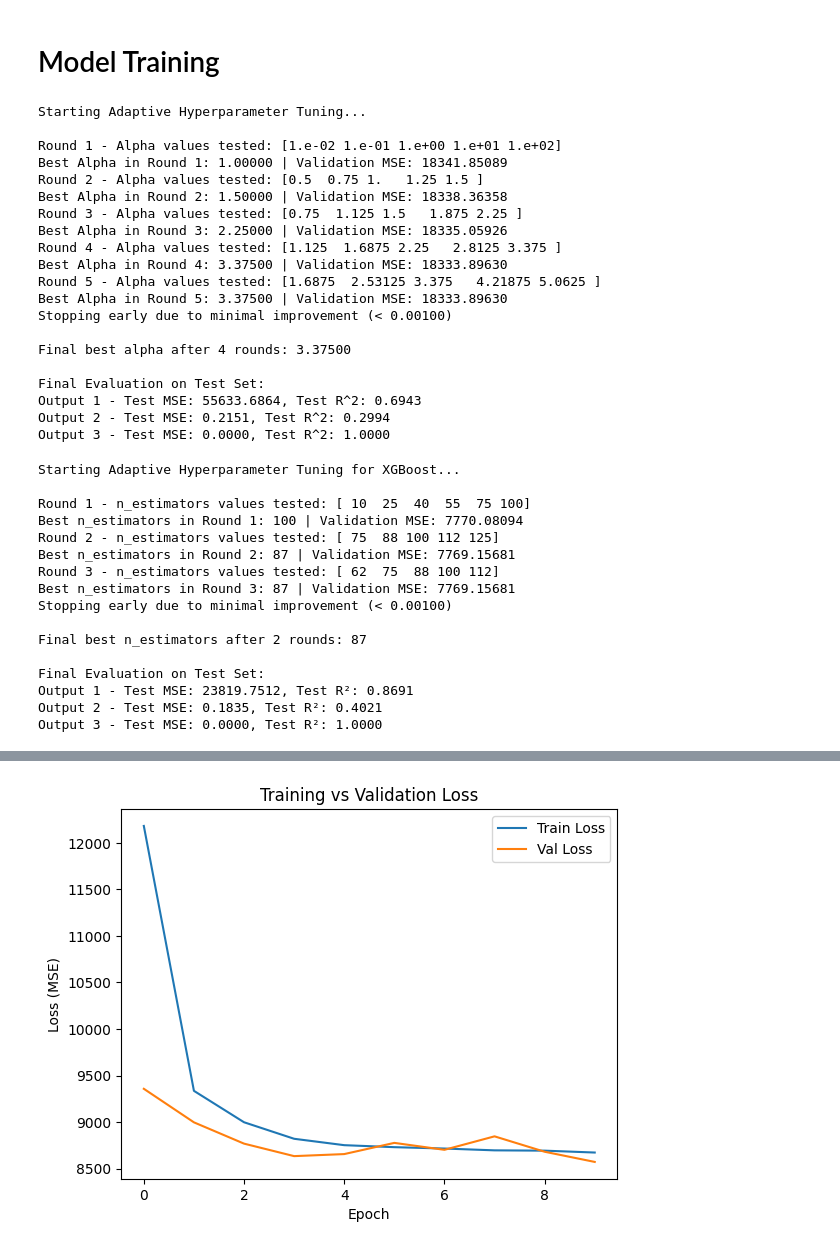
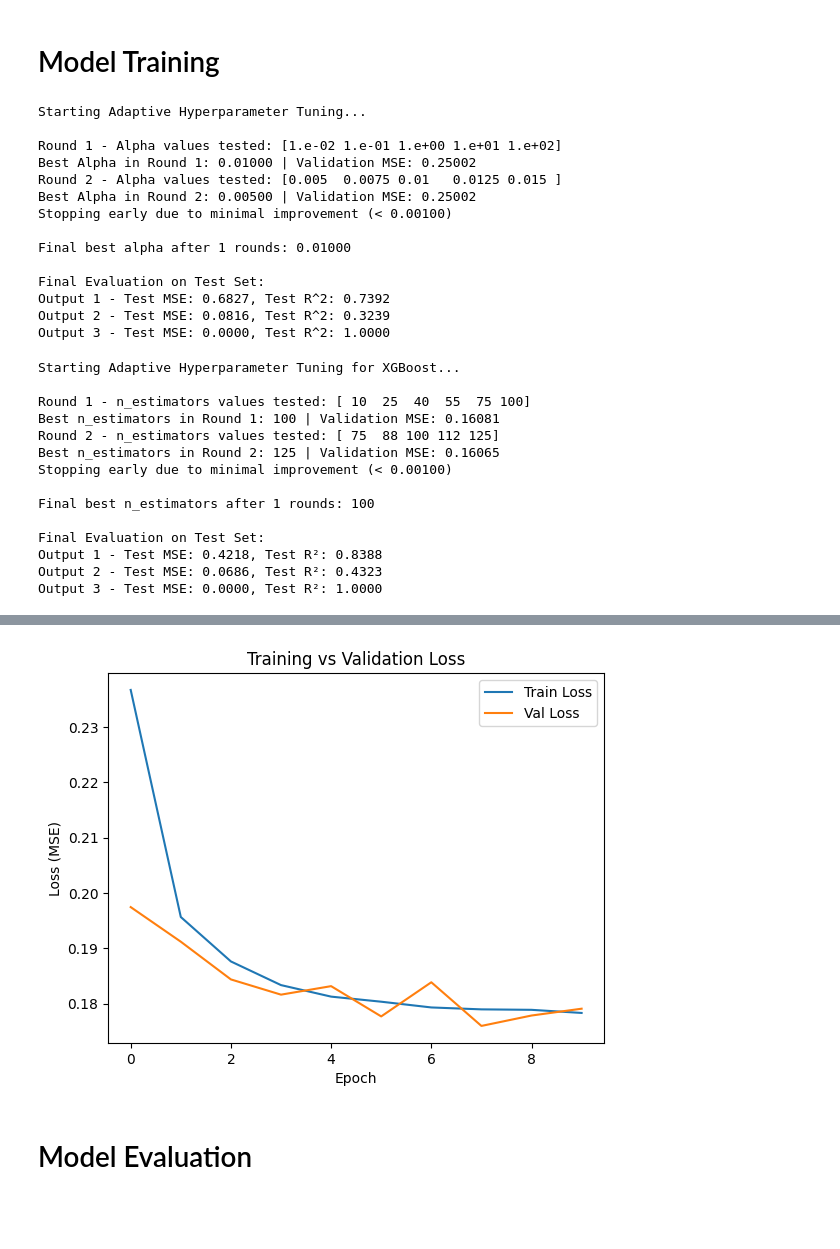
Before and after one commit to faseeh-quraishi/KaggleDatasetsEngagementPrediction-MetaKaggleHackathon, a Jupyter notebook: meta-kaggle-competition.ipynb, the cells around one changed output, grey strips where cells are left out. Drawn from its saved outputs; the diff is of its cells as text; code cells hidden in the pictures; blank space fills up the shorter version.

Commit message:
Kaggle Notebook | Meta Kaggle Competition | Model Comparison and Evaluation done

```diff
--- a/meta-kaggle-competition.ipynb
+++ b/meta-kaggle-competition.ipynb
@@ -413,3 +406,8 @@ for col in num_cols:
+# %%
+# Apply log1p transformation
+for col in y_cols:
+    # Log-transform the column and replace it in the DataFrame
+    datasets_df[col] = np.log1p(datasets_df[col])
 # %%
 X = datasets_df.drop(columns=y_cols)
 y = datasets_df[y_cols]
@@ -508,14 +506,16 @@ y_combined = pd.concat([y_train, y_val])
 
 final_model = MultiOutputRegressor(Ridge(alpha=best_alpha))
 final_model.fit(X_combined, y_combined)
-y_test_pred = final_model.predict(X_test_scaled)
+
+# After Ridge Regression final evaluation
+y_test_pred_ridge = final_model.predict(X_test_scaled)
 
 # ---- Final Evaluation ----
 print("\nFinal Evaluation on Test Set:")
 for i in range(y_test.shape[1]):
     print(f"Output {i + 1} - "
-          f"Test MSE: {mean_squared_error(y_test.iloc[:, i], y_test_pred[:, i]):.4f}, "
-          f"Test R^2: {r2_score(y_test.iloc[:, i], y_test_pred[:, i]):.4f}")
+          f"Test MSE: {mean_squared_error(y_test.iloc[:, i], y_test_pred_ridge[:, i]):.4f}, "
+          f"Test R^2: {r2_score(y_test.iloc[:, i], y_test_pred_ridge[:, i]):.4f}")
 
 
 # Create DataFrame for neat tabular display
@@ -524,20 +524,14 @@ results_df = pd.DataFrame(results)
 Starting Adaptive Hyperparameter Tuning...
 
 Round 1 - Alpha values tested: [1.e-02 1.e-01 1.e+00 1.e+01 1.e+02]
-Best Alpha in Round 1: 1.00000 | Validation MSE: 18341.85089
-Round 2 - Alpha values tested: [0.5  0.75 1.   1.25 1.5 ]
-Best Alpha in Round 2: 1.50000 | Validation MSE: 18338.36358
-Round 3 - Alpha values tested: [0.75  1.125 1.5   1.875 2.25 ]
-Best Alpha in Round 3: 2.25000 | Validation MSE: 18335.05926
-Round 4 - Alpha values tested: [1.125  1.6875 2.25   2.8125 3.375 ]
-Best Alpha in Round 4: 3.37500 | Validation MSE: 18333.89630
-Round 5 - Alpha values tested: [1.6875  2.53125 3.375   4.21875 5.0625 ]
-Best Alpha in Round 5: 3.37500 | Validation MSE: 18333.89630
+Best Alpha in Round 1: 0.01000 | Validation MSE: 0.25002
+Round 2 - Alpha values tested: [0.005  0.0075 0.01   0.0125 0.015 ]
+Best Alpha in Round 2: 0.00500 | Validation MSE: 0.25002
 Stopping early due to minimal improvement (< 0.00100)
 
-Final best alpha after 4 rounds: 3.37500
+Final best alpha after 1 rounds: 0.01000
 
 Final Evaluation on Test Set:
-Output 1 - Test MSE: 55633.6864, Test R^2: 0.6943
-Output 2 - Test MSE: 0.2151, Test R^2: 0.2994
+Output 1 - Test MSE: 0.6827, Test R^2: 0.7392
+Output 2 - Test MSE: 0.0816, Test R^2: 0.3239
 Output 3 - Test MSE: 0.0000, Test R^2: 1.0000
@@ -613,14 +679,16 @@ y_combined = pd.concat([y_train, y_val])
 
 final_model = MultiOutputRegressor(XGBRegressor(n_estimators=int(best_n_estimators), random_state=42, verbosity=0))
 final_model.fit(X_combined, y_combined)
-y_test_pred = final_model.predict(X_test)
+
+# After XGBoost final evaluation
+y_test_pred_xgb = final_model.predict(X_test)
 
 # ---- Final Evaluation ----
 print("\nFinal Evaluation on Test Set:")
 for i in range(y_test.shape[1]):
     print(f"Output {i + 1} - "
-          f"Test MSE: {mean_squared_error(y_test.iloc[:, i], y_test_pred[:, i]):.4f}, "
-          f"Test R²: {r2_score(y_test.iloc[:, i], y_test_pred[:, i]):.4f}")
+          f"Test MSE: {mean_squared_error(y_test.iloc[:, i], y_test_pred_xgb[:, i]):.4f}, "
+          f"Test R²: {r2_score(y_test.iloc[:, i], y_test_pred_xgb[:, i]):.4f}")
 
 # Create DataFrame for neat tabular display of last round results
 results_df = pd.DataFrame(results, columns=['n_estimators', 'Validation MSE', 'Model'])
@@ -628,18 +696,16 @@ results_df = pd.DataFrame(results, columns=['n_estimators', 'Validation MSE', 'M
 Starting Adaptive Hyperparameter Tuning for XGBoost...
 
 Round 1 - n_estimators values tested: [ 10  25  40  55  75 100]
-Best n_estimators in Round 1: 100 | Validation MSE: 7770.08094
+Best n_estimators in Round 1: 100 | Validation MSE: 0.16081
 Round 2 - n_estimators values tested: [ 75  88 100 112 125]
-Best n_estimators in Round 2: 87 | Validation MSE: 7769.15681
-Round 3 - n_estimators values tested: [ 62  75  88 100 112]
-Best n_estimators in Round 3: 87 | Validation MSE: 7769.15681
+Best n_estimators in Round 2: 125 | Validation MSE: 0.16065
 Stopping early due to minimal improvement (< 0.00100)
 
-Final best n_estimators after 2 rounds: 87
+Final best n_estimators after 1 rounds: 100
 
 Final Evaluation on Test Set:
-Output 1 - Test MSE: 23819.7512, Test R²: 0.8691
-Output 2 - Test MSE: 0.1835, Test R²: 0.4021
+Output 1 - Test MSE: 0.4218, Test R²: 0.8388
+Output 2 - Test MSE: 0.0686, Test R²: 0.4323
 Output 3 - Test MSE: 0.0000, Test R²: 1.0000
 # %%
 from sklearn.preprocessing import StandardScaler
@@ -675,13 +741,14 @@ history = model.fit(
 )
 
 # Evaluate on test set
-y_test_pred = model.predict(X_test_scaled)
+# After Neural Network final evaluation
+y_test_pred_nn = model.predict(X_test_scaled)
 
 print("TensorFlow Keras Model Evaluation:")
 for i in range(3):
     print(f"Output {i+1} - "
-          f"Test MSE: {mean_squared_error(y_test.iloc[:, i], y_test_pred[:, i]):.4f}, "
-          f"Test R²: {r2_score(y_test.iloc[:, i], y_test_pred[:, i]):.4f}")
+          f"Test MSE: {mean_squared_error(y_test.iloc[:, i], y_test_pred_nn[:, i]):.4f}, "
+          f"Test R²: {r2_score(y_test.iloc[:, i], y_test_pred_nn[:, i]):.4f}")
 
 # Optional: Plot training/validation loss
 plt.plot(history.history['loss'], label='Train Loss')
@@ -717 +784,3 @@ Output 3 - Test MSE: 0.0021, Test R²: 0.0000
-[figure, old version]
+[figure, new version]
+# %% [markdown]
+# Model Evaluation
```
Also changed, not shown: parts of 20 cells of this notebook.
